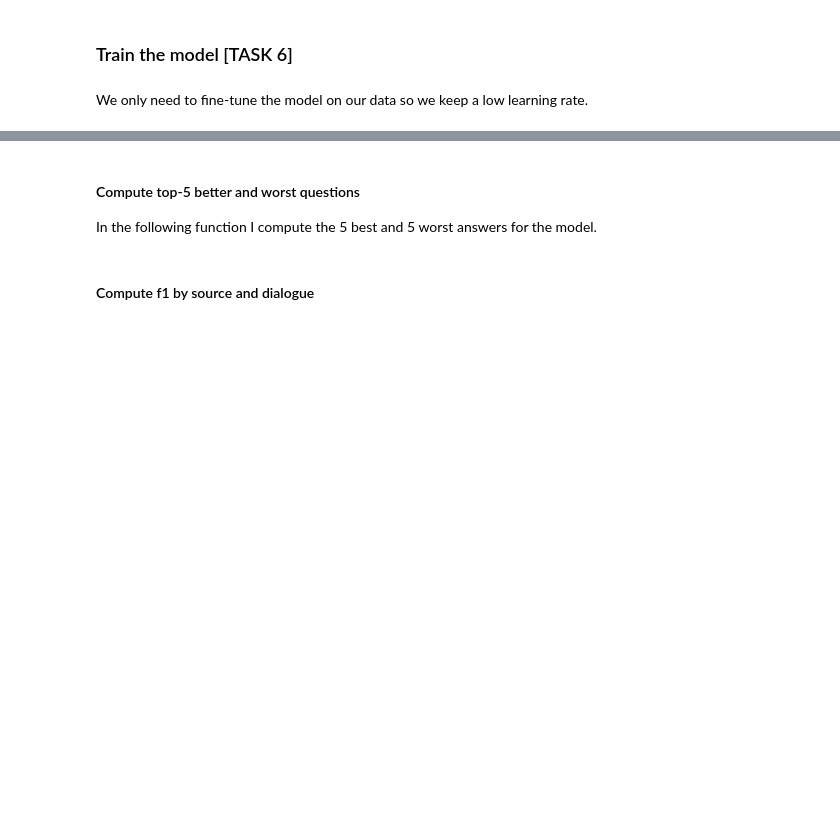
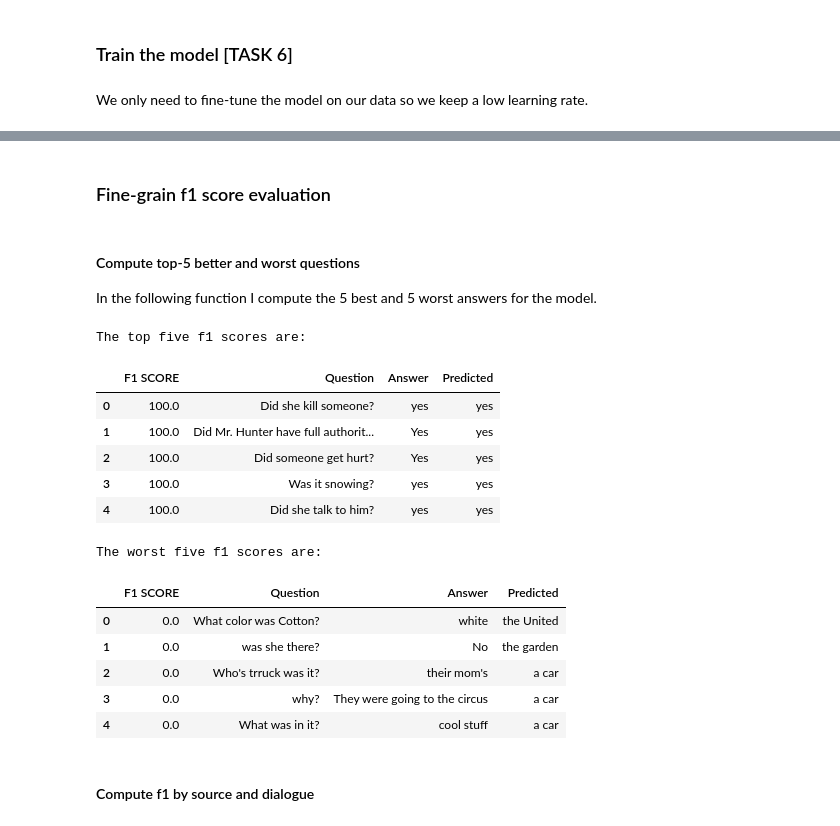
Before and after one commit to Valendrew/pos-tagging-abstractive-qa, a Jupyter notebook: Question_answering/master-nlp-ass02.ipynb, the cells around one changed output, grey strips where cells are left out. Drawn from its saved outputs; the diff is of its cells as text; code cells hidden in the pictures; blank space fills up the shorter version.

```diff
--- a/Question_answering/master-nlp-ass02.ipynb
+++ b/Question_answering/master-nlp-ass02.ipynb
@@ -920,4 +897,13 @@ def train_model(model: TFEncoderDecoderModel, X_train: dict, y_train: np.ndarray
     return history
 # %% [markdown]
 We only need to fine-tune the model on our data so we keep a low learning rate.
+# %%
+def reduce_dataset(x, y, red_samples):
+    x_red = {
+        'input_ids': x['input_ids'][:red_samples],
+        'attention_mask': x['attention_mask'][:red_samples]
+        }
+    y_red = y[:red_samples]
+
+    return x_red, y_red
 # %%
@@ -1132,0 +1195,18 @@ The f1 score is 13.405680520723562
+# %%
+import ipywidgets as widgets
+from ipywidgets import interact, Layout, Button, VBox
+
+#@title Select the model
+available_models = retrieve_available_models()
+
+model_sel = widgets.Dropdown(
+    options=available_models,
+    description='<font size=3>Choose the model to use for the evaluation:</font>',
+)
+model_sel.layout = Layout(width='40%', height = '40px')
+model_sel.style = {'description_width': 'initial'}
+confirm_btn = Button(description='Confirm model', style={'font_weight': '600'})
+box = VBox([model_sel, confirm_btn])
+display(box)
+
+confirm_btn.on_click(prepare_evaluation)
@@ -1133,3 +1312,5 @@ The f1 score is 13.405680520723562
+# %% [markdown]
+### Fine-grain f1 score evaluation
 # %% [markdown]
 #### Compute top-5 better and worst questions
 In the following function I compute the 5 best and 5 worst answers for the model.
@@ -1191,11 +1363,24 @@ def compute_top_worst_k(scores, questions, answers, predictions, k=5):
     print(f"\nThe worst five f1 scores are:")
     display(ranking_worst)
 # %%
-f1_scores_quest, preds, answers = compute_f1_single_questions(model, tokenizer, x_test,
-                                                        dataset_test['answers'],
-                                                        f1_metric)
+f1_scores_quest = compute_f1_single_questions(pred_answers, dataset_test['answers'], f1_metric)
 
-compute_top_worst_k(f1_scores_quest, df_final_evaluation['questions'], answers, preds, 5)
+compute_top_worst_k(f1_scores_quest, dataset_test['questions'], dataset_test['answers'], pred_answers, 5)
+# %% [output]
+The top five f1 scores are:
+|  | F1 SCORE | Question | Answer | Predicted |
+| 0 | 100.0 | Did she kill someone? | yes | yes |
+| 1 | 100.0 | Did Mr. Hunter have full authorit... | Yes | yes |
+| 2 | 100.0 | Did someone get hurt? | Yes | yes |
+| 3 | 100.0 | Was it snowing? | yes | yes |
+| 4 | 100.0 | Did she talk to him? | yes | yes |
+The worst five f1 scores are:
+|  | F1 SCORE | Question | Answer | Predicted |
+| 0 | 0.0 | What color was Cotton? | white | the United |
+| 1 | 0.0 | was she there? | No | the garden |
+| 2 | 0.0 | Who's trruck was it? | their mom's | a car |
+| 3 | 0.0 | why? | They were going to the circus | a car |
+| 4 | 0.0 | What was in it? | cool stuff | a car |
 # %% [markdown]
 #### Compute f1 by source and dialogue
 # %%
```
Also changed, not shown: parts of 60 cells of this notebook.
